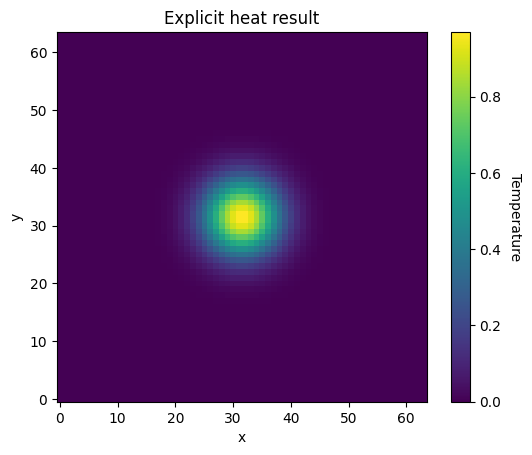
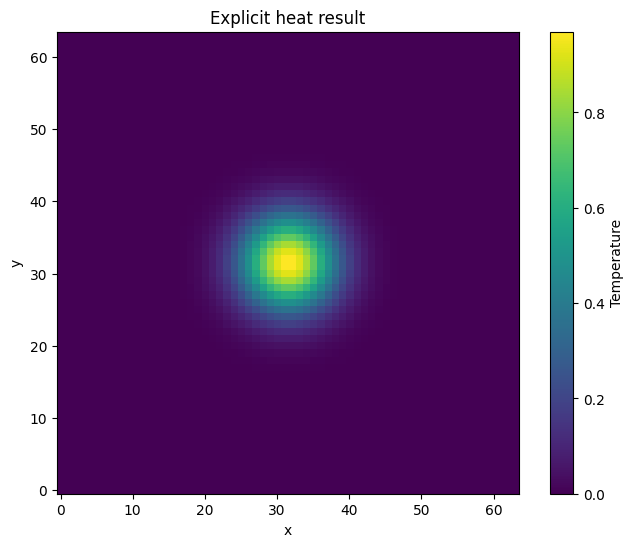
The notebook cell's code change between the first figure and the second:
--- before
+++ after
@@ -21,3 +21,4 @@
 
 # Plot result
-quick_plot_2d(u.interior, title="Explicit heat result", xlabel='x', ylabel='y', cbarlabel='Temperature')
+fig, ax = quick_plot_2d(u.interior, title="Explicit heat result", xlabel='x', ylabel='y', cbarlabel='Temperature')
+plt.show()

Commit: updating utils quick_plot function to return fig,ax instead of plot